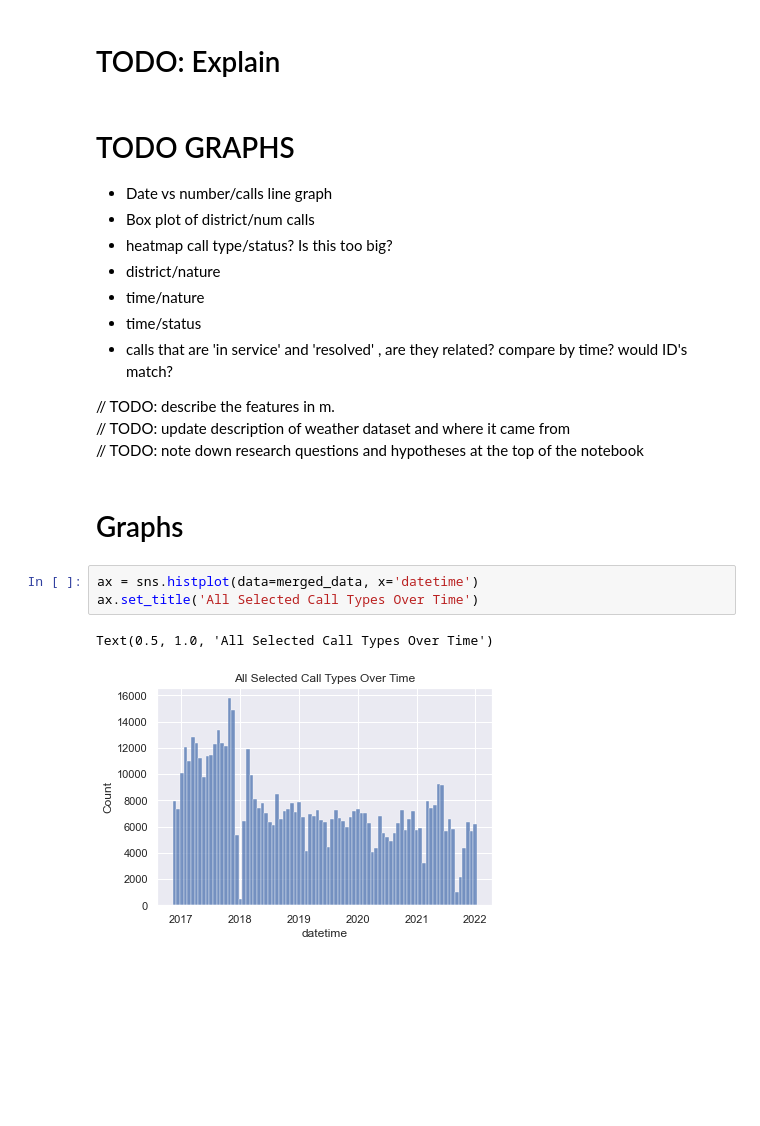
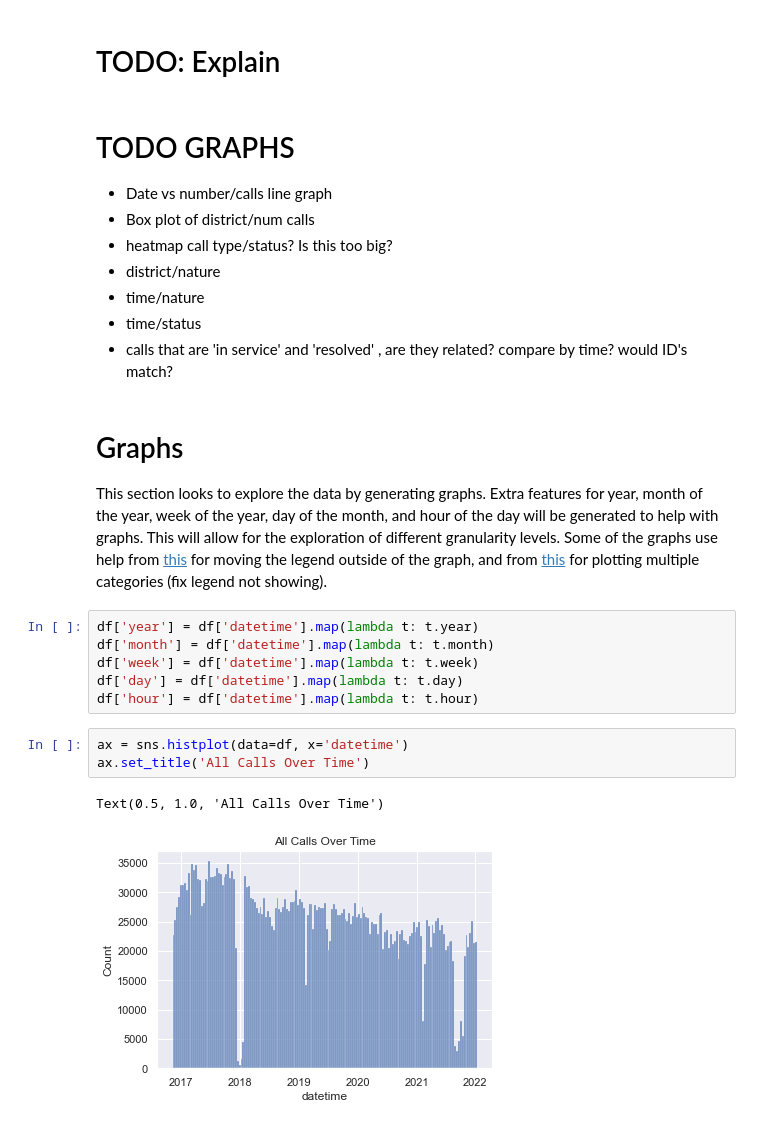
Before and after one commit to GrantFass/CS3300-FinalProject, a Jupyter notebook: CS 3300 011 Data Science Final Project.ipynb, the cells around one changed output. Drawn from its saved outputs; the diff is of its cells as text; blank space fills up the shorter version.

```diff
--- a/CS 3300 011 Data Science Final Project.ipynb
+++ b/CS 3300 011 Data Science Final Project.ipynb
@@ -153,15 +159,18 @@ df.describe()
 - time/nature
 - time/status
 - calls that are 'in service' and 'resolved' , are they related? compare by time? would ID's match?
-
-// TODO: describe the features in m.
-// TODO: update description of weather dataset and where it came from
-// TODO: note down research questions and hypotheses at the top of the notebook
 # %% [markdown]
 # Graphs
+This section looks to explore the data by generating graphs. Extra features for year, month of the year, week of the year, day of the month, and hour of the day will be generated to help with graphs. This will allow for the exploration of different granularity levels. Some of the graphs use help from [this](https://www.statology.org/seaborn-legend-outside/) for moving the legend outside of the graph, and from [this](https://stackoverflow.com/a/60679315) for plotting multiple categories (fix legend not showing).
+# %%
+df['year'] = df['datetime'].map(lambda t: t.year)
+df['month'] = df['datetime'].map(lambda t: t.month)
+df['week'] = df['datetime'].map(lambda t: t.week)
+df['day'] = df['datetime'].map(lambda t: t.day)
+df['hour'] = df['datetime'].map(lambda t: t.hour)
 # %%
-ax = sns.histplot(data=merged_data, x='datetime')
-ax.set_title('All Selected Call Types Over Time')
+ax = sns.histplot(data=df, x='datetime')
+ax.set_title('All Calls Over Time')
 # %% [output]
-Text(0.5, 1.0, 'All Selected Call Types Over Time')
+Text(0.5, 1.0, 'All Calls Over Time')
-[figure, old version]
+[figure, new version]
```
Also changed, not shown: parts of 16 cells of this notebook.
